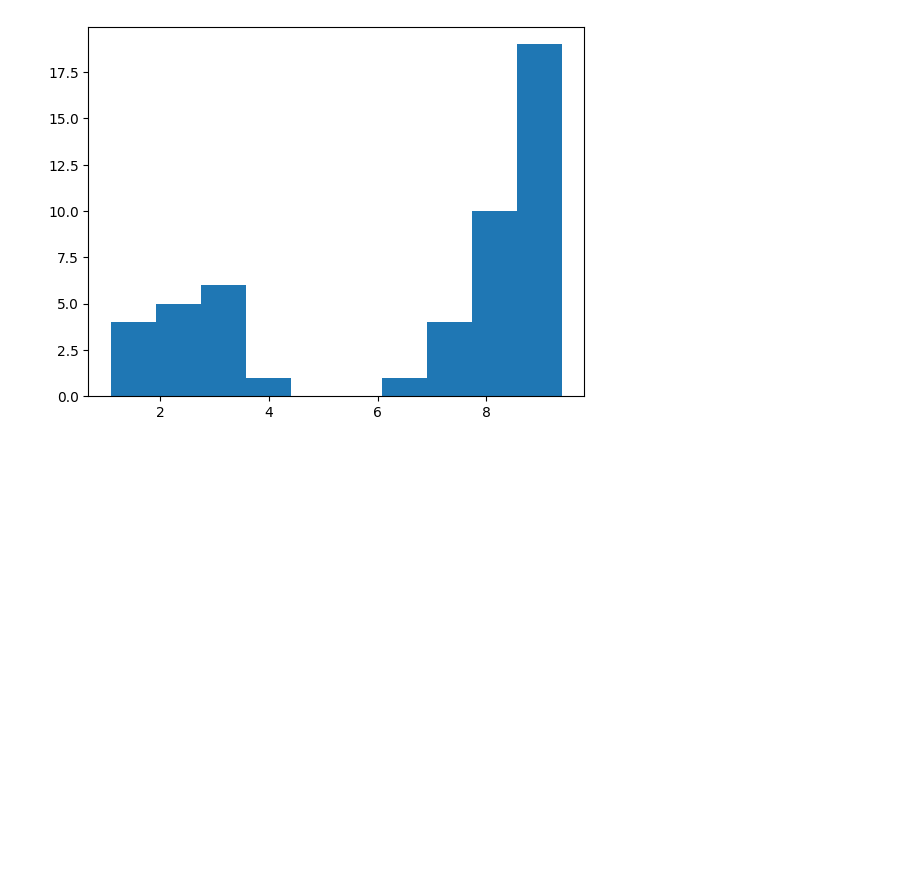
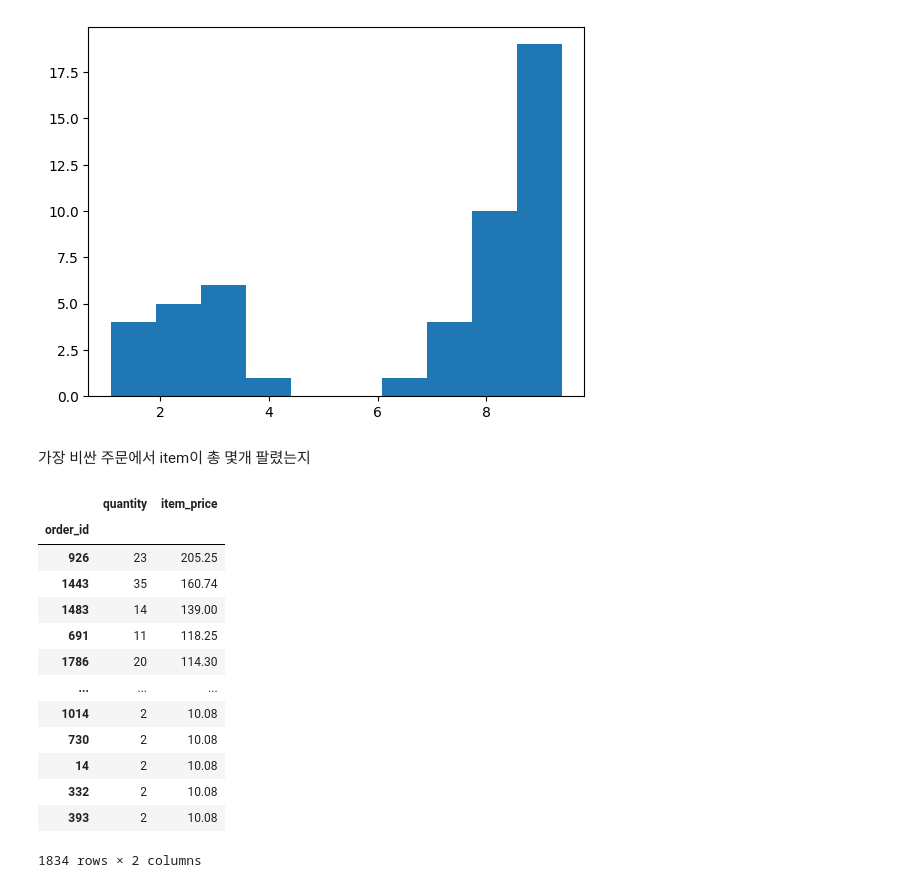
Before and after one commit to leekyuyoung202306/PYTHON, a Jupyter notebook: 12주차/[12주차]데이터분석01.ipynb, the cells around one changed output. Saved outputs shown, nothing was run; the diff lists cells and outputs as text; code cells hidden in the pictures; blank space fills up the shorter version.

```diff
--- a/12주차/[12주차]데이터분석01.ipynb
+++ b/12주차/[12주차]데이터분석01.ipynb
@@ -240,3 +240,22 @@ plt.hist(item_price)
 plt.show()
 # %% [output]
 [figure]
+# %% [markdown]
+가장 비싼 주문에서 item이 총 몇개 팔렸는지
+# %%
+data.groupby('order_id')[['quantity',	'item_price']].sum().sort_values(by='item_price', ascending=False)
+# %% [output]
+|  | quantity | item_price |
+| order_id |  |  |
+| 926 | 23 | 205.25 |
+| 1443 | 35 | 160.74 |
+| 1483 | 14 | 139.00 |
+| 691 | 11 | 118.25 |
+| 1786 | 20 | 114.30 |
+| ... | ... | ... |
+| 1014 | 2 | 10.08 |
+| 730 | 2 | 10.08 |
+| 14 | 2 | 10.08 |
+| 332 | 2 | 10.08 |
+| 393 | 2 | 10.08 |
+1834 rows × 2 columns
```
